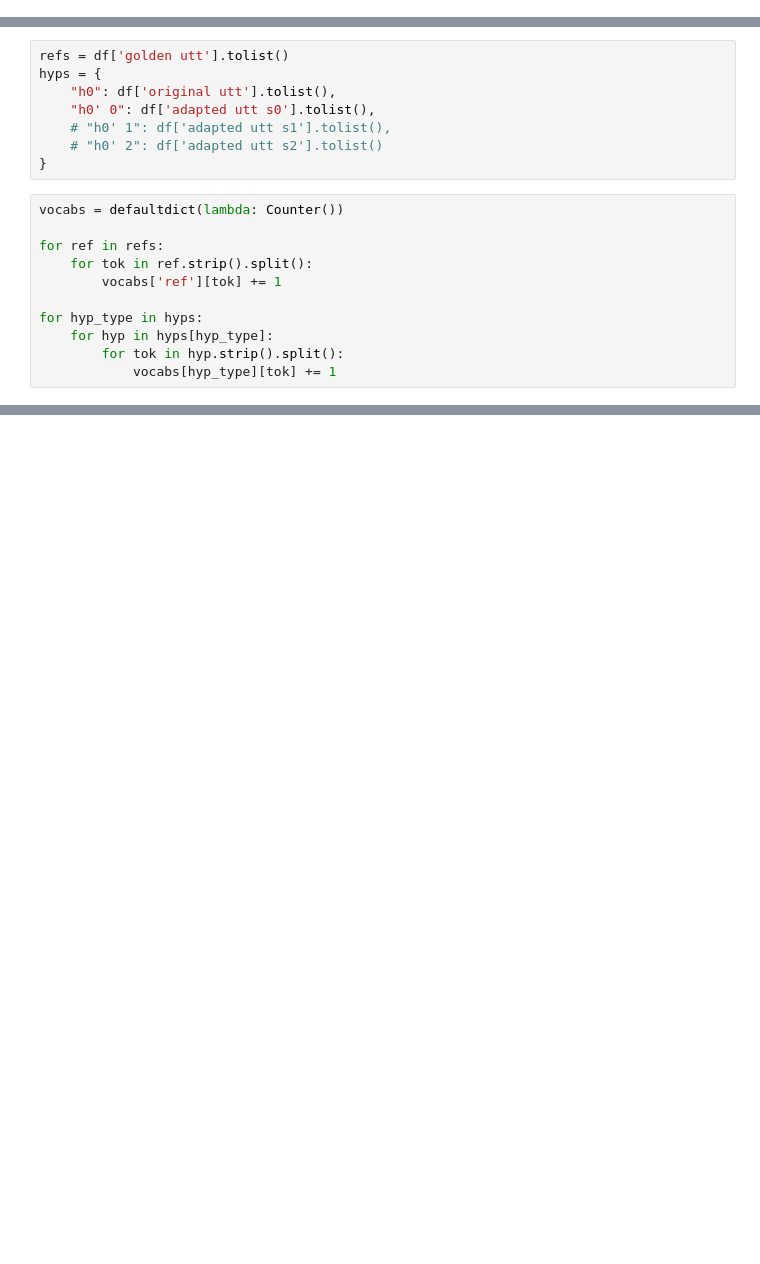
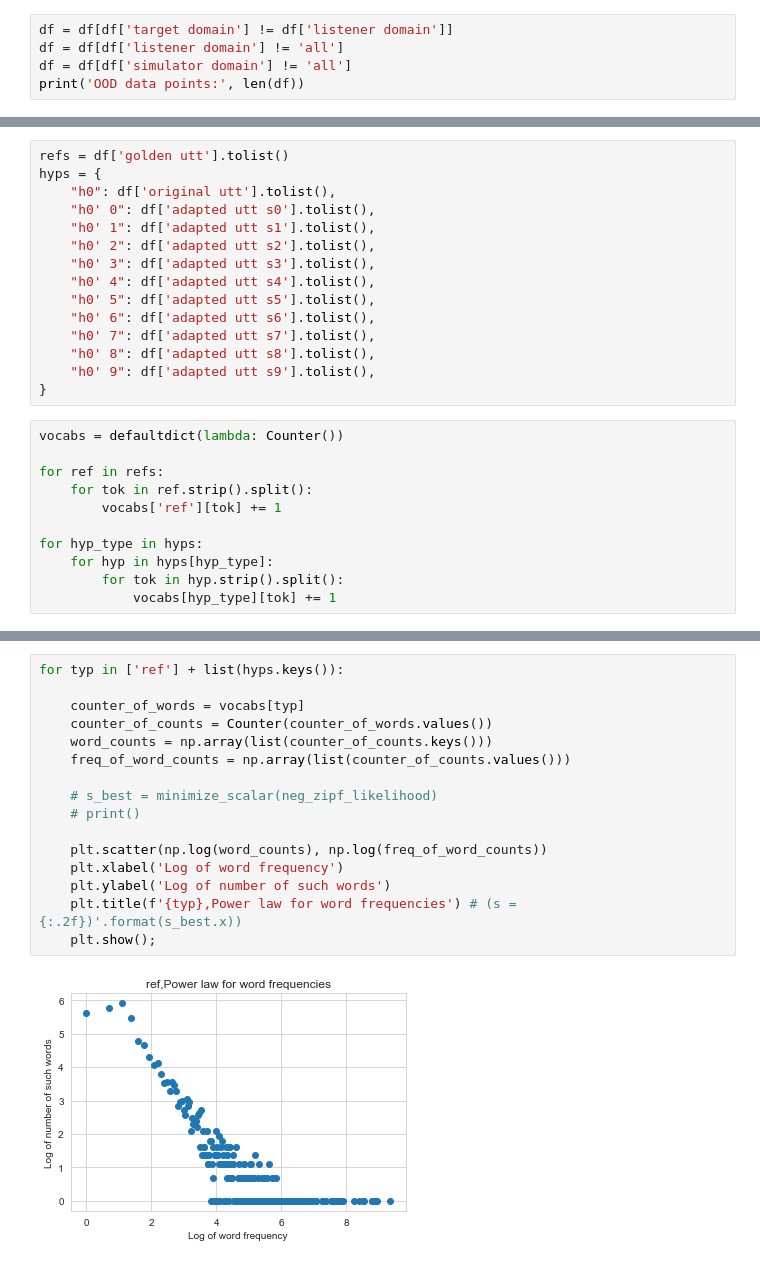
Before and after one commit to nicofirst1/speaker-adaptation, a Jupyter notebook: src/analysis/vocab_analysis.ipynb, the cells around one changed output, grey strips where cells are left out. Drawn from its saved outputs; the diff is of its cells as text; blank space fills up the shorter version.

```diff
--- a/src/analysis/vocab_analysis.ipynb
+++ b/src/analysis/vocab_analysis.ipynb
@@ -6,0 +58,5 @@ df.head(2)
+# %%
+df = df[df['target domain'] != df['listener domain']]
+df = df[df['listener domain'] != 'all']
+df = df[df['simulator domain'] != 'all']
+print('OOD data points:', len(df))
@@ -9,8 +77,15 @@ refs = df['golden utt'].tolist()
 hyps = {
     "h0": df['original utt'].tolist(),
     "h0' 0": df['adapted utt s0'].tolist(),
-    # "h0' 1": df['adapted utt s1'].tolist(),
-    # "h0' 2": df['adapted utt s2'].tolist()
+    "h0' 1": df['adapted utt s1'].tolist(),
+    "h0' 2": df['adapted utt s2'].tolist(),
+    "h0' 3": df['adapted utt s3'].tolist(),
+    "h0' 4": df['adapted utt s4'].tolist(),
+    "h0' 5": df['adapted utt s5'].tolist(),
+    "h0' 6": df['adapted utt s6'].tolist(),
+    "h0' 7": df['adapted utt s7'].tolist(),
+    "h0' 8": df['adapted utt s8'].tolist(),
+    "h0' 9": df['adapted utt s9'].tolist(),
 }
 # %%
 vocabs = defaultdict(lambda: Counter())
@@ -29,0 +108,18 @@ ax = vocab_df.plot.bar(x='word', y='frequency')
+# %%
+for typ in ['ref'] + list(hyps.keys()):
+
+    counter_of_words = vocabs[typ]
+    counter_of_counts = Counter(counter_of_words.values())
+    word_counts = np.array(list(counter_of_counts.keys()))
+    freq_of_word_counts = np.array(list(counter_of_counts.values()))
+
+    # s_best = minimize_scalar(neg_zipf_likelihood)
+    # print()
+
+    plt.scatter(np.log(word_counts), np.log(freq_of_word_counts))
+    plt.xlabel('Log of word frequency')
+    plt.ylabel('Log of number of such words')
+    plt.title(f'{typ},Power law for word frequencies') # (s = {:.2f})'.format(s_best.x))
+    plt.show();
+# %% [output]
+[figure, added]
```
Also changed, not shown: parts of 15 cells of this notebook, 4 other files.
